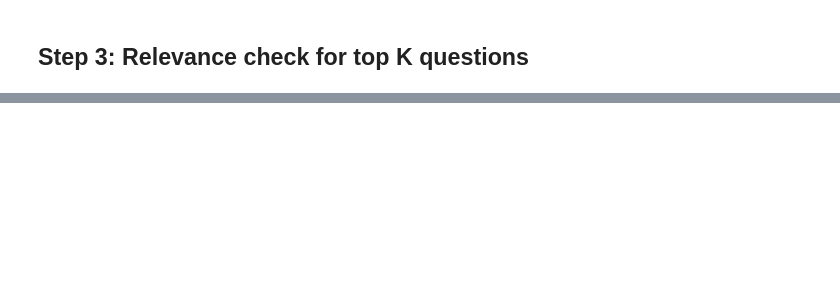
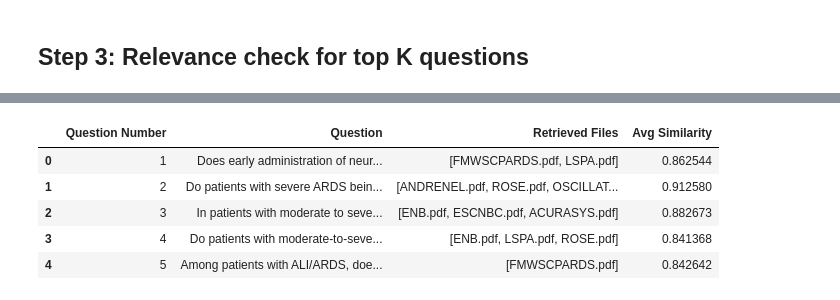
Before and after one commit to BobZhang26/GraphRAG_experiments, a Jupyter notebook: retrieve.ipynb, the cells around one changed output, grey strips where cells are left out. Cells and saved outputs as stored; diff of their text form; code cells hidden in the pictures; blank space fills up the shorter version.

Commit message:
avg similarity obtained

```diff
--- a/retrieve.ipynb
+++ b/retrieve.ipynb
@@ -147 +147,11 @@ results_df
 | 99 | 5 | Among patients with ALI/ARDS, doe... | FMWSCPARDS.pdf | used a simplified conservative fl... | 2 | 10 | 0.842642 |
+# %%
+analysis_df = get_avg_similarity_df(results_df)
+analysis_df
+# %% [output]
+|  | Question Number | Question | Retrieved Files | Avg Similarity |
+| 0 | 1 | Does early administration of neur... | [FMWSCPARDS.pdf, LSPA.pdf] | 0.862544 |
+| 1 | 2 | Do patients with severe ARDS bein... | [ANDRENEL.pdf, ROSE.pdf, OSCILLAT... | 0.912580 |
+| 2 | 3 | In patients with moderate to seve... | [ENB.pdf, ESCNBC.pdf, ACURASYS.pdf] | 0.882673 |
+| 3 | 4 | Do patients with moderate-to-seve... | [ENB.pdf, LSPA.pdf, ROSE.pdf] | 0.841368 |
+| 4 | 5 | Among patients with ALI/ARDS, doe... | [FMWSCPARDS.pdf] | 0.842642 |
```
Also changed, not shown: parts of 2 cells of this notebook, 2 other files.
